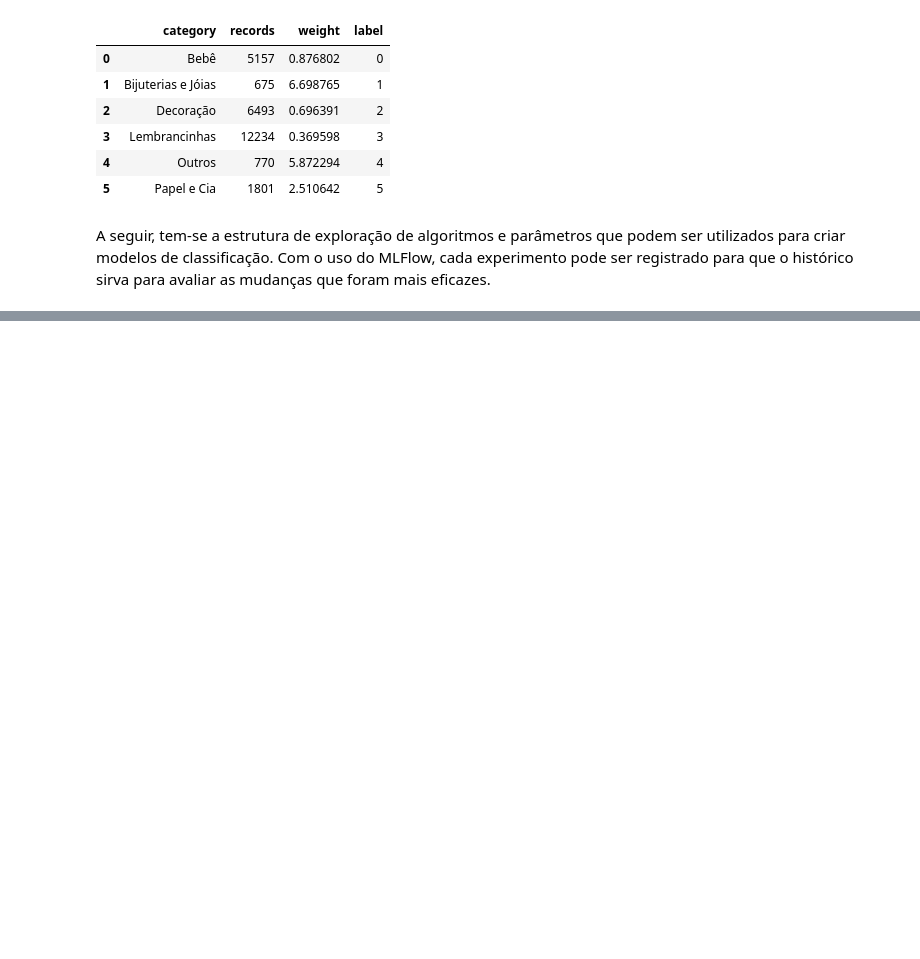
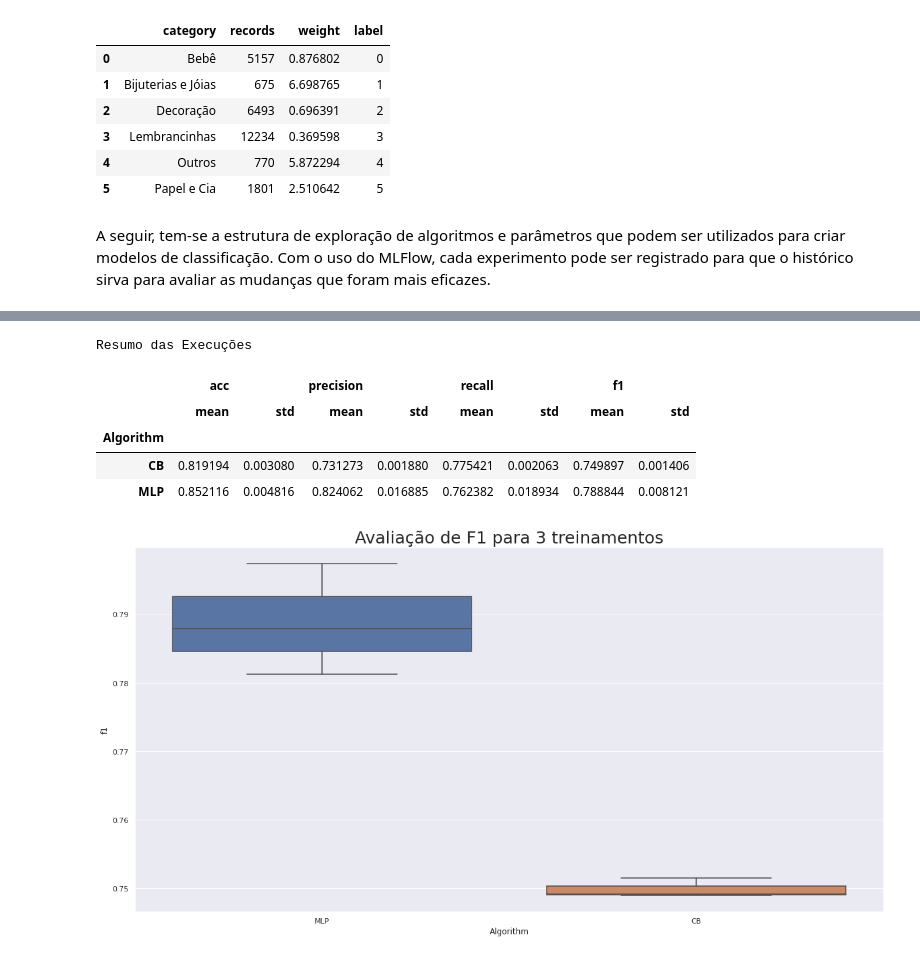
Before and after one commit to brunovilar/desafio-data-science-elo7, a Jupyter notebook: notebooks/03_Classificacao_Supervisionada.ipynb, the cells around one changed output, grey strips where cells are left out. Saved outputs shown, nothing was run; the diff lists cells and outputs as text; code cells hidden in the pictures; blank space fills up the shorter version.

Commit message:
Complement the experimentation pipeline for supervised classification

```diff
--- a/notebooks/03_Classificacao_Supervisionada.ipynb
+++ b/notebooks/03_Classificacao_Supervisionada.ipynb
@@ -203,0 +431,22 @@ X training: (27130, 303) | X validation: (5599, 303)
+# %%
+basic_features = ['price'] + [item for item in training_features_frame.columns if item.startswith('similarity_')]
+embeddings_features = ['title_embedding'] #[item for item in training_features_frame.columns if item.endswith('_embedding')]
+
+display(HTML('<h3>Features</h3>'))
+display(HTML('<h4>Basic</h4>'))
+for item in basic_features:
+    print(item)
+display(HTML('<h4>Embeddings</h4>'))
+for item in embeddings_features:
+    print(item)
+
+X_training = create_feature_matrix(training_features_frame, basic_features, embeddings_features)
+X_validation = create_feature_matrix(validation_features_frame, basic_features, embeddings_features)
+
+display(HTML('<h4>Features Matrix</h4>'))
+print(f'X training: {X_training.shape} | X validation: {X_validation.shape}')
+
+pipeline_parameters = {
+    'basic_features': ", ".join(basic_features),
+    'embeddings_features': ", ".join(embeddings_features)
+}
@@ -204 +475,14 @@ X training: (27130, 303) | X validation: (5599, 303)
+# %%
+preprocessing_wrapper = PreprocessingWrapper(partial_clean_fn=partial_clean_text_fn,
+                                             preprocess_fn=preprocess_features,
+                                             numeric_columns_to_impute=numeric_columns_to_impute,
+                                             text_columns_to_encode=text_columns_to_encode,
+                                             similarity_features=similarity_features,
+                                             categories=categories_list,
+                                             category_embeddings=category_embeddings_dict,
+                                             numeric_stats=numeric_stats_dict,
+                                             matrix_creation_fn=create_feature_matrix,
+                                             basic_features=basic_features,
+                                             embeddings_features=embeddings_features
+                                            )
 # %% [markdown]
@@ -205,7 +491,7 @@ X training: (27130, 303) | X validation: (5599, 303)
 Como há um desbalanceamento no número de registros de cada categoria, é interessante fazer um contra-balanceamento dos pesos para que exista uma proporcionalidade entre eles para o modelo. Assim, categorias com mais itens devem ter peso menor, enquanto categorias com menos itens possuem peso maior.
 # %%
 n_samples = len(training_frame)
-n_classes = len(training_frame['category'].unique())
+n_classes = len(categories_list)
 
 value_counts_frame = (training_frame
                       [['category']]
@@ -359,0 +632,15 @@ evaluation_summary_frame
+# %%
+display_side_by_side([evaluation_summary_frame], ['Resumo das Execuções'])
+
+for column in ['f1']:
+    plt.figure(figsize=(20,10))
+    ax = sns.boxplot(x="Algorithm", y=column, data=evaluation_frame)
+    ax.set_title(f'Avaliação de {column.capitalize()} para {training_repetitions} treinamentos', fontdict={'fontsize':25});
+# %% [output]
+Resumo das Execuções
+|  | acc |  | precision |  | recall |  | f1 |  |
+|  | mean | std | mean | std | mean | std | mean | std |
+| Algorithm |  |  |  |  |  |  |  |  |
+| CB | 0.819194 | 0.003080 | 0.731273 | 0.001880 | 0.775421 | 0.002063 | 0.749897 | 0.001406 |
+| MLP | 0.852116 | 0.004816 | 0.824062 | 0.016885 | 0.762382 | 0.018934 | 0.788844 | 0.008121 |
+[figure, added]
```
Also changed, not shown: parts of 25 cells of this notebook, 5 other files.
